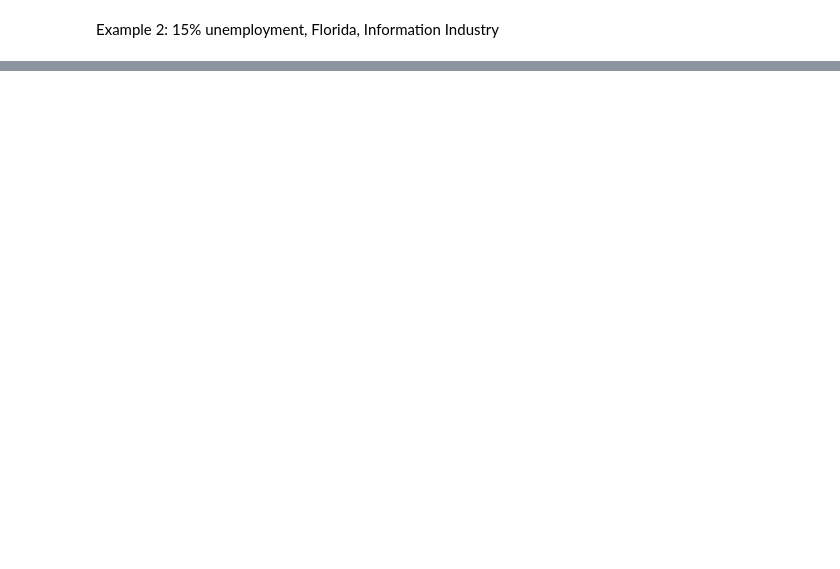
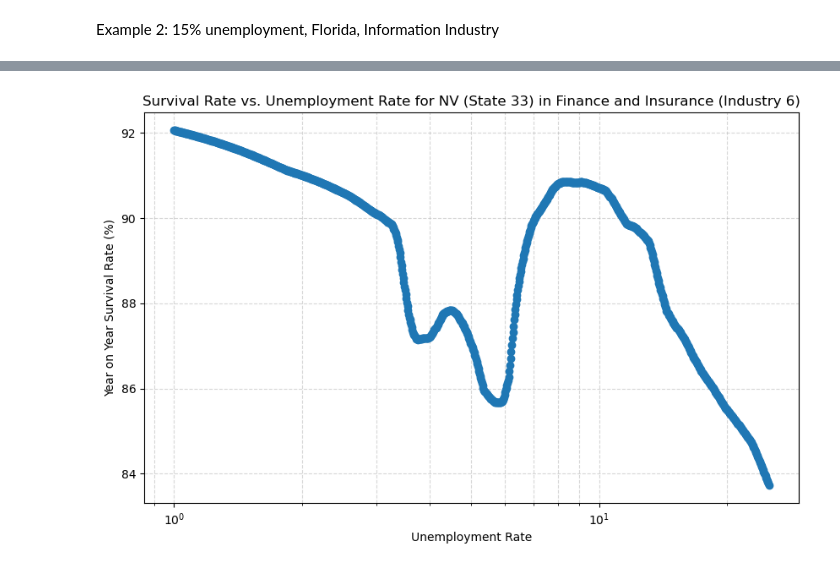
Before and after one commit to SebastianSeljak/PIC16B_Econ, a Jupyter notebook: model.ipynb, the cells around one changed output, grey strips where cells are left out. Saved outputs shown, nothing was run; the diff lists cells and outputs as text; code cells hidden in the pictures; blank space fills up the shorter version.

```diff
--- a/model.ipynb
+++ b/model.ipynb
@@ -288,11 +680,22 @@ Train test split:
 from sklearn.model_selection import train_test_split
 
 # Split the dataset into training and testing sets
-train_data, test_data = train_test_split(final_dataset, test_size=0.2, random_state=42)
+# First split: 80% train+val, 20% test
+train_val_data, test_data = train_test_split(final_dataset, test_size=0.2, random_state=42)
+
+# Second split: From the 80%, take 12.5% for validation (which is 10% of original data)
+train_data, val_data = train_test_split(train_val_data, test_size=0.125, random_state=42)
+
+# Verify the split proportions
+print(f"Training data: {len(train_data)} samples ({len(train_data)/len(final_dataset):.1%})")
+print(f"Validation data: {len(val_data)} samples ({len(val_data)/len(final_dataset):.1%})")
+print(f"Testing data: {len(test_data)} samples ({len(test_data)/len(final_dataset):.1%})")
 
 # Create DataLoader for training and testing sets
 train_dataset = EconDataset(train_data, "State", "Industry", "Unemployment Rate", "Response")
 test_dataset = EconDataset(test_data, "State", "Industry", "Unemployment Rate", "Response")
+val_dataset = EconDataset(val_data, "State", "Industry", "Unemployment Rate", "Response")
 
 train_dataloader = DataLoader(train_dataset, batch_size=256, shuffle=True)
 test_dataloader = DataLoader(test_dataset, batch_size=256, shuffle=False)
+val_dataloader = DataLoader(val_dataset, batch_size=256, shuffle=False)
@@ -444 +879,7 @@ plt.semilogy(loss_data_optimal, linewidth=0.4, alpha=0.8)
+# %%
+import pickle
+
+# Save the model to a file
+with open('model_combined.pkl', 'wb') as f:
+    pickle.dump([model_combined, loss_data_combined], f)
 # %%
@@ -471,3 +918,31 @@ sample_input = torch.tensor(np.concatenate([
+# %%
+# Generate unemployment values in logspace
+unemployment_values = np.logspace(0, 1.4, num=1000)  # From 1 to 100 in logspace
+
+state_code = 33
+industry_code = 6
+
+# Prepare the sample inputs for each unemployment value
+sample_inputs = [torch.tensor(np.concatenate([
+    np.array([unemployment]).reshape(-1, 1),
+    train_dataset.state_encoder.transform([[state_code]]).reshape(-1, 1),
+    train_dataset.industry_encoder.transform([[industry_code]]).reshape(-1, 1)
+], axis=0), dtype=torch.float32).T for unemployment in unemployment_values]
+
+# Predict the survival rates for each sample input
+survival_rates = [float(model_combined(sample_input)) for sample_input in sample_inputs]
+
+# Plot the results
+plt.figure(figsize=(10, 6))
+plt.plot(unemployment_values, survival_rates, marker='o')
+plt.xscale('log')
+plt.xlabel('Unemployment Rate')
+plt.ylabel('Year on Year Survival Rate (%)')
+plt.title(f'Survival Rate vs. Unemployment Rate for {numerical_state_rev[state_code]} (State {state_code}) in {numerical_industry_rev[industry_code]} (Industry {industry_code})')
+plt.grid(True, which="both", ls="--", alpha=0.5)
+plt.show()
+# %% [output]
+[figure, added]
 # %%
 print(f"Year on Year Survival Rate: {float(model_optimal(sample_input)):1.2f}%")
 # %% [output]
```
Also changed, not shown: parts of 25 cells of this notebook, 10 other files.
